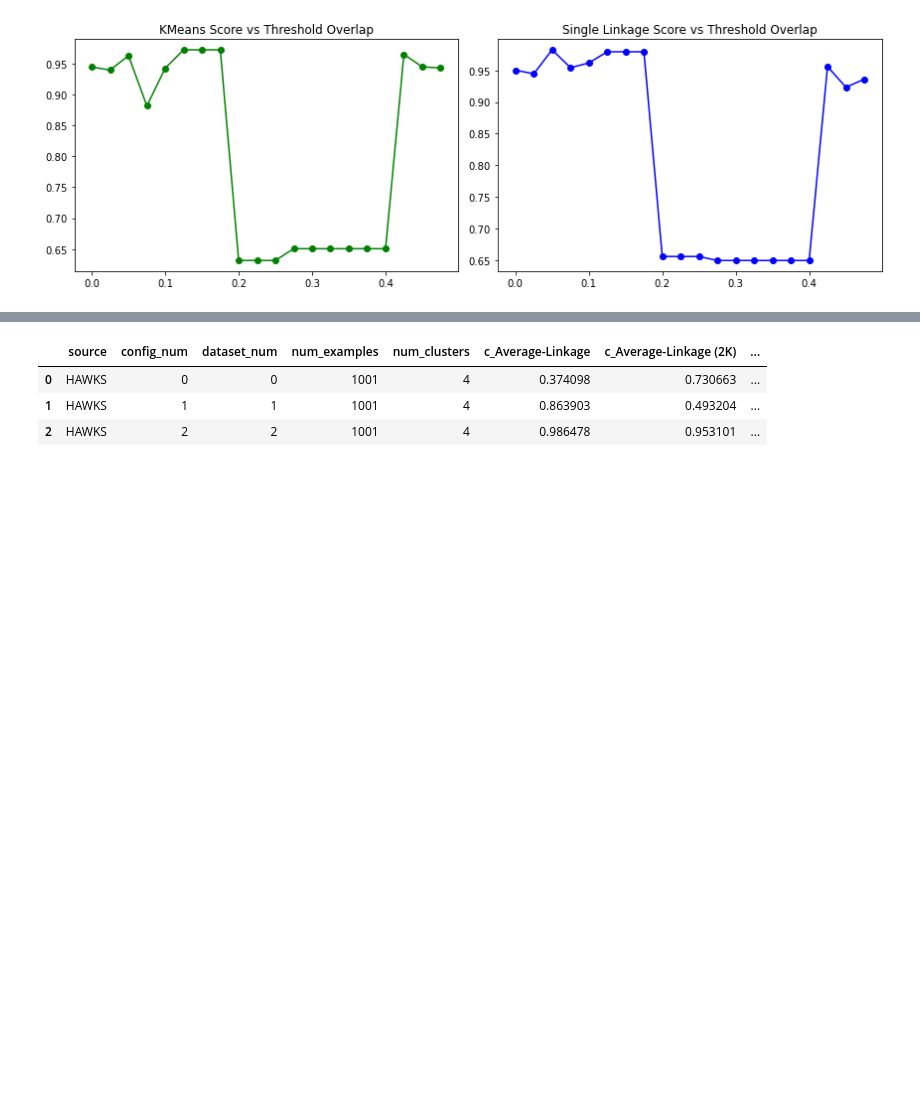
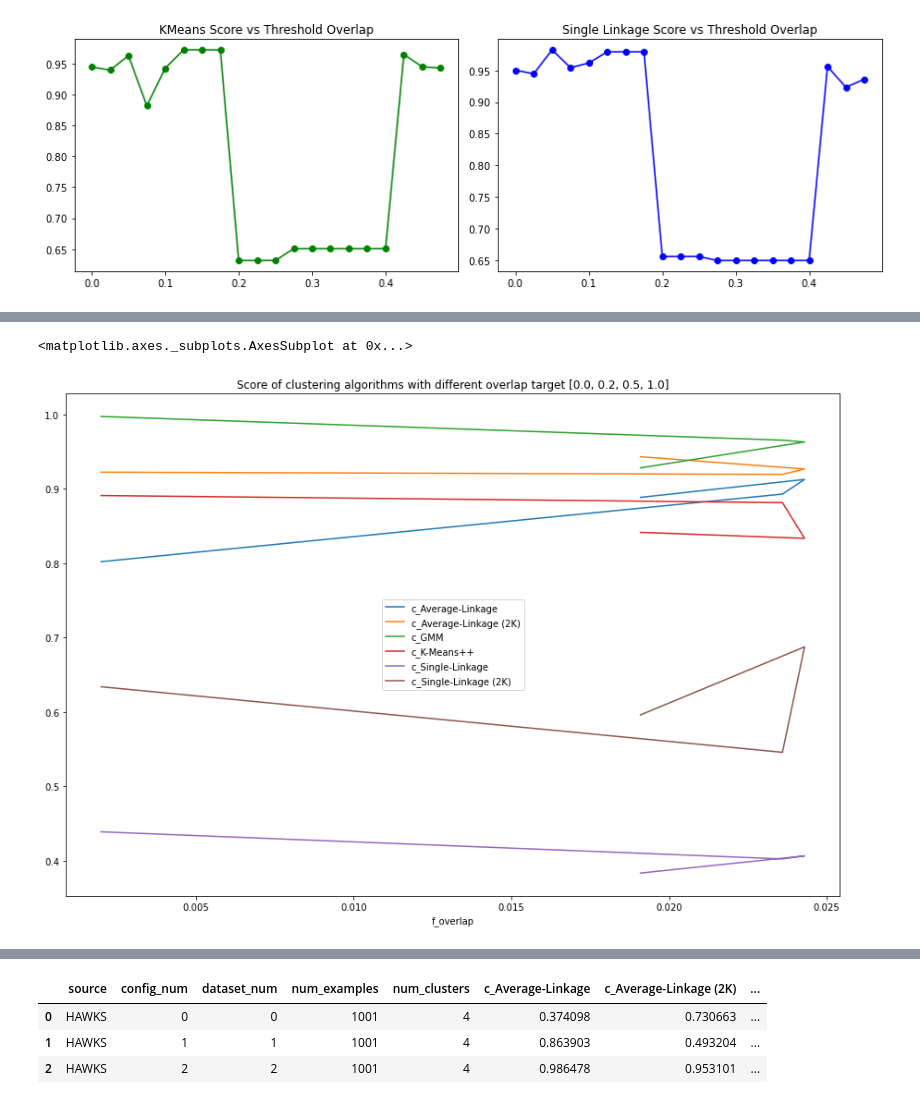
Before and after one commit to LudovicSterlin/projet-stochastic, a Jupyter notebook: clustering_datasets.ipynb, the cells around one changed output, grey strips where cells are left out. Cells and saved outputs as stored; diff of their text form; code cells hidden in the pictures; blank space fills up the shorter version.

```diff
--- a/clustering_datasets.ipynb
+++ b/clustering_datasets.ipynb
@@ -513,3 +573,10 @@ fig.tight_layout();
+# %%
+df.groupby("config_num").mean().set_index("f_overlap")[["c_Average-Linkage", "c_Average-Linkage (2K)", "c_GMM", "c_K-Means++", "c_Single-Linkage", "c_Single-Linkage (2K)"]].plot(
+figsize=(15,10), title="Score of clustering algorithms with different overlap target [0.0, 0.2, 0.5, 1.0]"
+)
+# %% [output]
+<matplotlib.axes._subplots.AxesSubplot at 0x...>
+[figure, added]
 # %%
 generator.plot_best_indivs(show=True)
 # %% [output]
```
Also changed, not shown: parts of 13 cells of this notebook.
